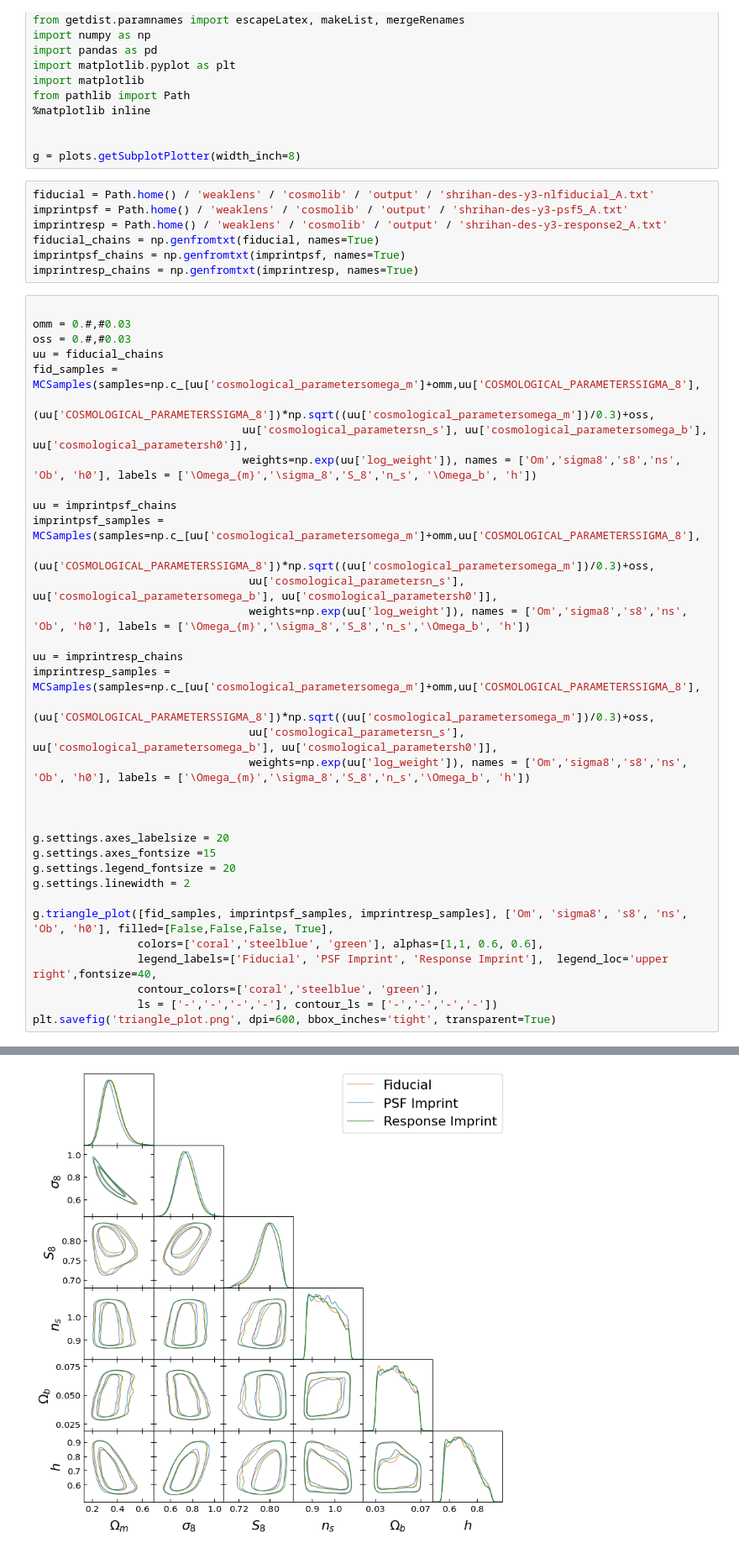
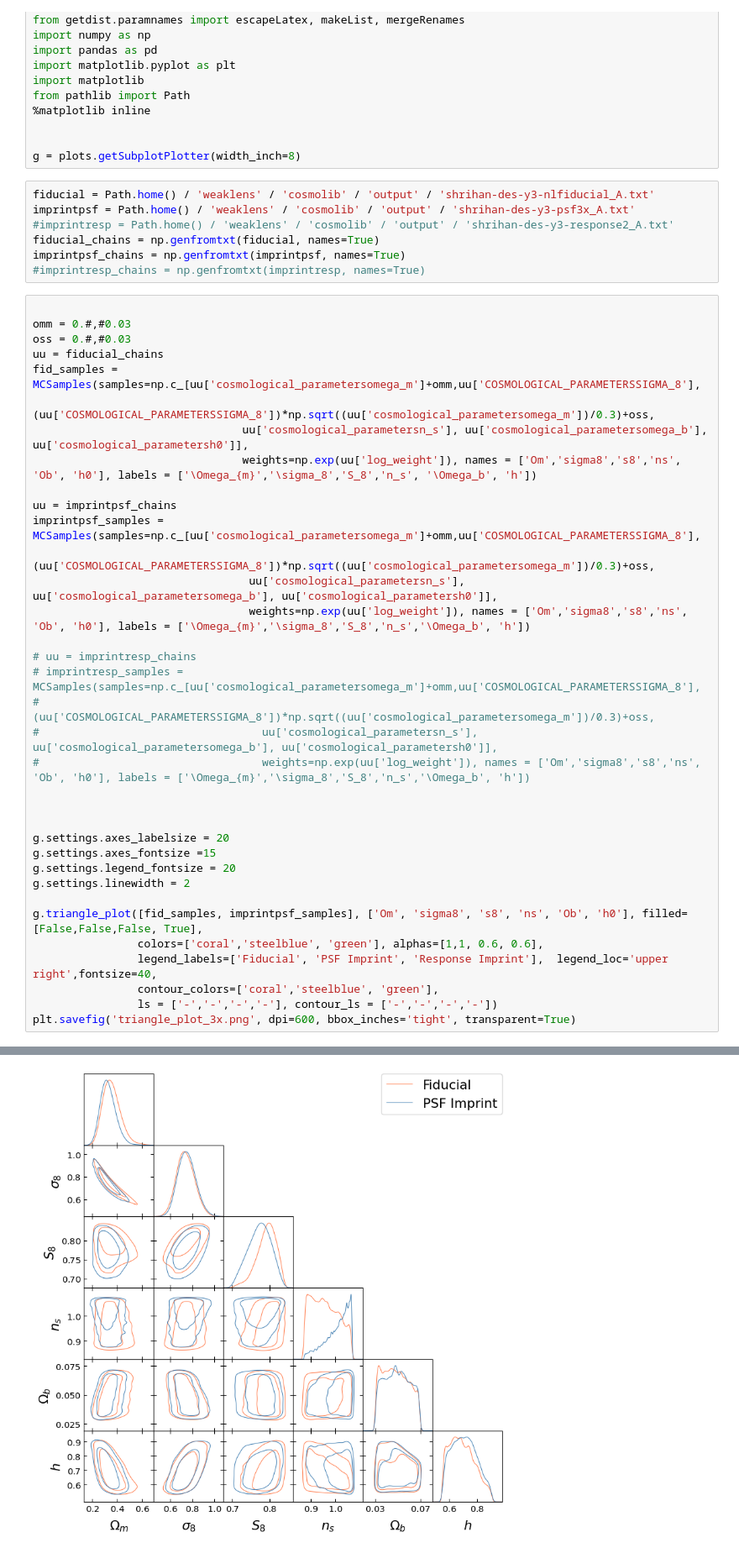
Before and after one commit to ShrihanSolo/cosmolib, a Jupyter notebook: shrihan/cosmosis_plot_3x.ipynb, the cells around one changed output, grey strips where cells are left out. Shown at 84% size. Drawn from its saved outputs; the diff is of its cells as text.

Commit message:
response done?

```diff
--- a/shrihan/cosmosis_plot_3x.ipynb
+++ b/shrihan/cosmosis_plot_3x.ipynb
@@ -14,11 +14,11 @@ from pathlib import Path
 g = plots.getSubplotPlotter(width_inch=8)
 # %%
 fiducial = Path.home() / 'weaklens' / 'cosmolib' / 'output' / 'shrihan-des-y3-nlfiducial_A.txt'
-imprintpsf = Path.home() / 'weaklens' / 'cosmolib' / 'output' / 'shrihan-des-y3-psf5_A.txt'
-imprintresp = Path.home() / 'weaklens' / 'cosmolib' / 'output' / 'shrihan-des-y3-response2_A.txt'
+imprintpsf = Path.home() / 'weaklens' / 'cosmolib' / 'output' / 'shrihan-des-y3-psf3x_A.txt'
+#imprintresp = Path.home() / 'weaklens' / 'cosmolib' / 'output' / 'shrihan-des-y3-response2_A.txt'
 fiducial_chains = np.genfromtxt(fiducial, names=True)
 imprintpsf_chains = np.genfromtxt(imprintpsf, names=True)
-imprintresp_chains = np.genfromtxt(imprintresp, names=True)
+#imprintresp_chains = np.genfromtxt(imprintresp, names=True)
 # %%
 
 omm = 0.#,#0.03
@@ -35,11 +35,11 @@ imprintpsf_samples = MCSamples(samples=np.c_[uu['cosmological_parametersomega_m'
                                  uu['cosmological_parametersn_s'], uu['cosmological_parametersomega_b'], uu['cosmological_parametersh0']],
                                  weights=np.exp(uu['log_weight']), names = ['Om','sigma8','s8','ns', 'Ob', 'h0'], labels = ['\Omega_{m}','\sigma_8','S_8','n_s','\Omega_b', 'h'])
 
-uu = imprintresp_chains
-imprintresp_samples = MCSamples(samples=np.c_[uu['cosmological_parametersomega_m']+omm,uu['COSMOLOGICAL_PARAMETERSSIGMA_8'],
-                                (uu['COSMOLOGICAL_PARAMETERSSIGMA_8'])*np.sqrt((uu['cosmological_parametersomega_m'])/0.3)+oss,
-                                 uu['cosmological_parametersn_s'], uu['cosmological_parametersomega_b'], uu['cosmological_parametersh0']],
-                                 weights=np.exp(uu['log_weight']), names = ['Om','sigma8','s8','ns', 'Ob', 'h0'], labels = ['\Omega_{m}','\sigma_8','S_8','n_s','\Omega_b', 'h'])
+# uu = imprintresp_chains
+# imprintresp_samples = MCSamples(samples=np.c_[uu['cosmological_parametersomega_m']+omm,uu['COSMOLOGICAL_PARAMETERSSIGMA_8'],
+#                                 (uu['COSMOLOGICAL_PARAMETERSSIGMA_8'])*np.sqrt((uu['cosmological_parametersomega_m'])/0.3)+oss,
+#                                  uu['cosmological_parametersn_s'], uu['cosmological_parametersomega_b'], uu['cosmological_parametersh0']],
+#                                  weights=np.exp(uu['log_weight']), names = ['Om','sigma8','s8','ns', 'Ob', 'h0'], labels = ['\Omega_{m}','\sigma_8','S_8','n_s','\Omega_b', 'h'])
 
 
 
@@ -48,11 +48,11 @@ g.settings.axes_fontsize =15
 g.settings.legend_fontsize = 20
 g.settings.linewidth = 2
 
-g.triangle_plot([fid_samples, imprintpsf_samples, imprintresp_samples], ['Om', 'sigma8', 's8', 'ns', 'Ob', 'h0'], filled=[False,False,False, True],
+g.triangle_plot([fid_samples, imprintpsf_samples], ['Om', 'sigma8', 's8', 'ns', 'Ob', 'h0'], filled=[False,False,False, True],
                 colors=['coral','steelblue', 'green'], alphas=[1,1, 0.6, 0.6],
                 legend_labels=['Fiducial', 'PSF Imprint', 'Response Imprint'],  legend_loc='upper right',fontsize=40,
                 contour_colors=['coral','steelblue', 'green'],
                 ls = ['-','-','-','-'], contour_ls = ['-','-','-','-'])
-plt.savefig('triangle_plot.png', dpi=600, bbox_inches='tight', transparent=True)
+plt.savefig('triangle_plot_3x.png', dpi=600, bbox_inches='tight', transparent=True)
 # %% [output]
 WARNING:root:outlier fraction 4.621926418931411e-05
@@ -63,4 +62,4 @@ Removed no burn in
-[figure, old version]
+[figure, new version]
 # %%
 # Create a dummy plot to generate the legend
 fig, ax = plt.subplots(figsize=(8, 6))
```
Also changed, not shown: parts of 1 cell of this notebook, 2 other files.
